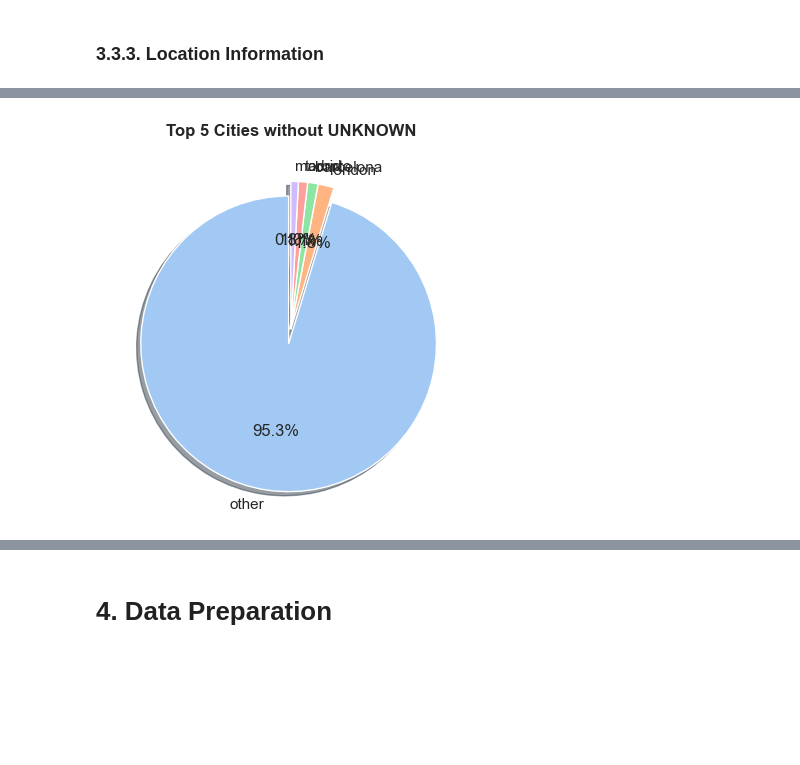
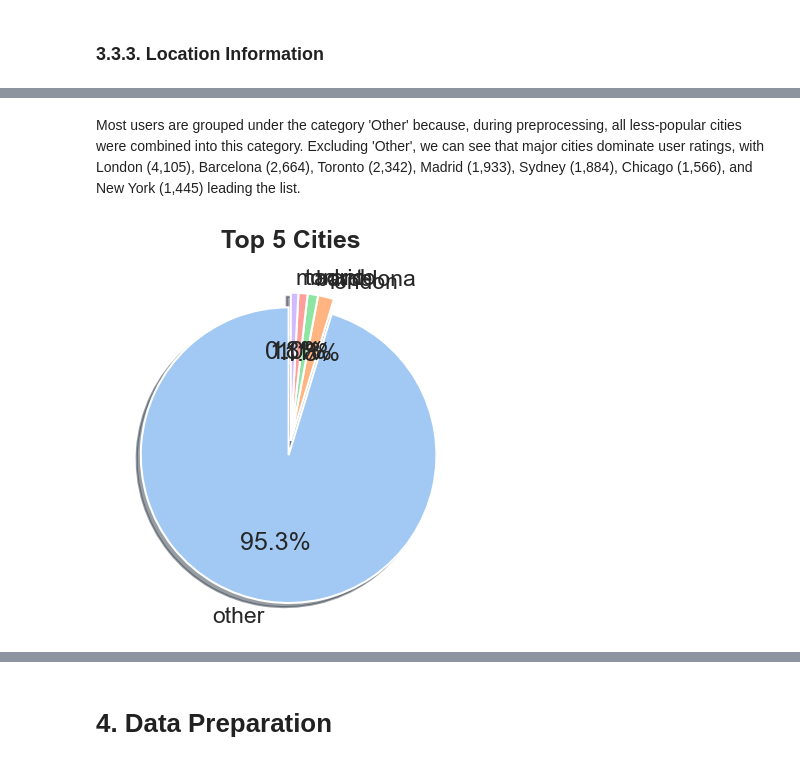
Before and after one commit to saricmilos/what-else-should-I-read, a Jupyter notebook: book_recommendation_system_eda.ipynb, the cells around one changed output, grey strips where cells are left out. Saved outputs shown, nothing was run; the diff lists cells and outputs as text; code cells hidden in the pictures; blank space fills up the shorter version.

```diff
--- a/book_recommendation_system_eda.ipynb
+++ b/book_recommendation_system_eda.ipynb
@@ -962,20 +961,22 @@ Name: count, dtype: int64
+# %% [markdown]
+Most users are grouped under the category 'Other' because, during preprocessing, all less-popular cities were combined into this category. Excluding 'Other', we can see that major cities dominate user ratings, with London (4,105), Barcelona (2,664), Toronto (2,342), Madrid (1,933), Sydney (1,884), Chicago (1,566), and New York (1,445) leading the list.
 # %%
 palette_color = sns.color_palette('pastel')
 explode = [0.1] + [0]*(min(5, len(users_df['city_clean'].value_counts())) - 1)  # highlight first slice
 
 users_df['city_clean'].value_counts().iloc[:5].plot(
     kind='pie',
     colors=palette_color,
     autopct='%.1f%%',
     explode=explode,
     shadow=True,
     startangle=90
 )
-plt.title('Top 5 Cities without UNKNOWN', fontweight='bold')
+plt.title('Top 5 Cities', fontweight='bold')
 plt.ylabel('')
 plt.show()
 # %% [output]
-[figure, old version]
+[figure, new version]
 # %%
 palette_color = sns.color_palette('pastel')
 explode = [0.1] + [0]*(min(5, len(users_df['city_clean'].value_counts())) - 1)  # highlight first slice
```
Also changed, not shown: parts of 131 cells of this notebook, 2 other files.
